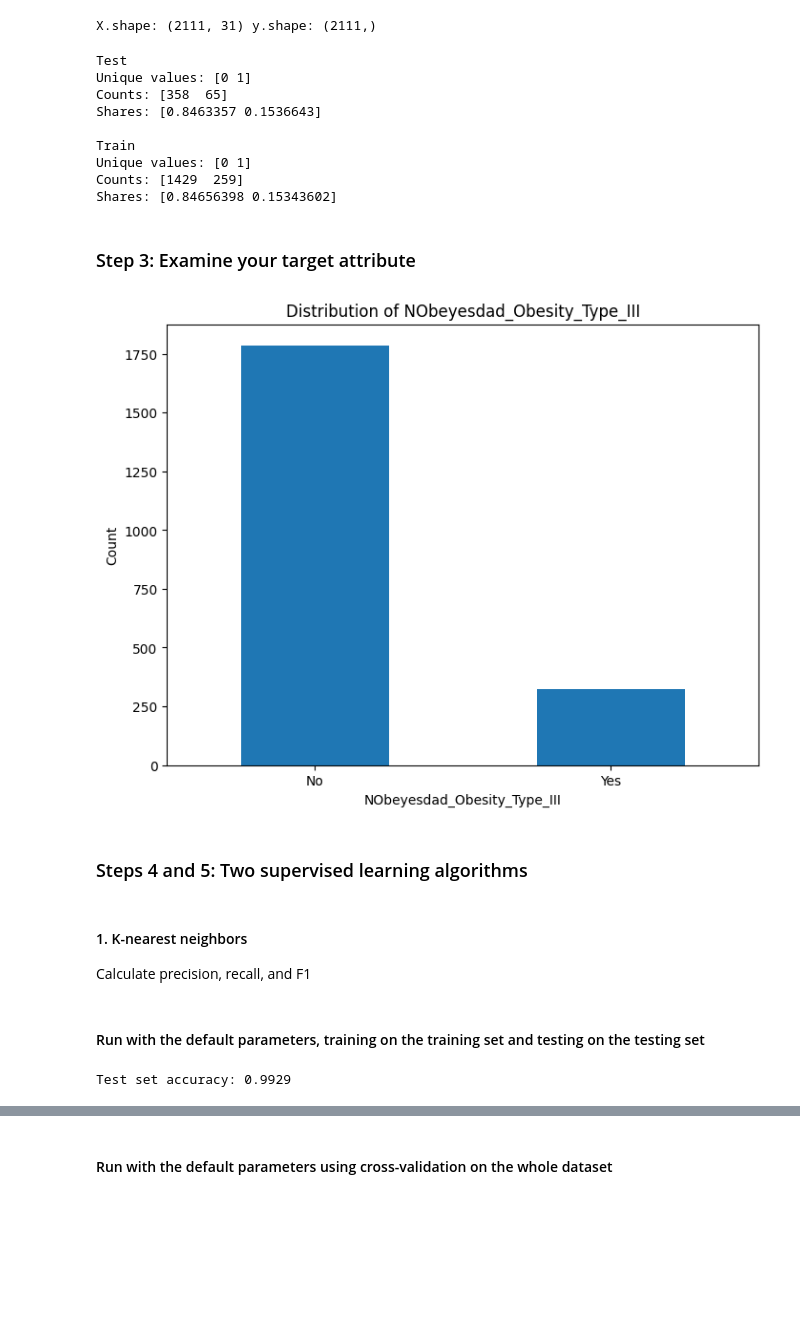
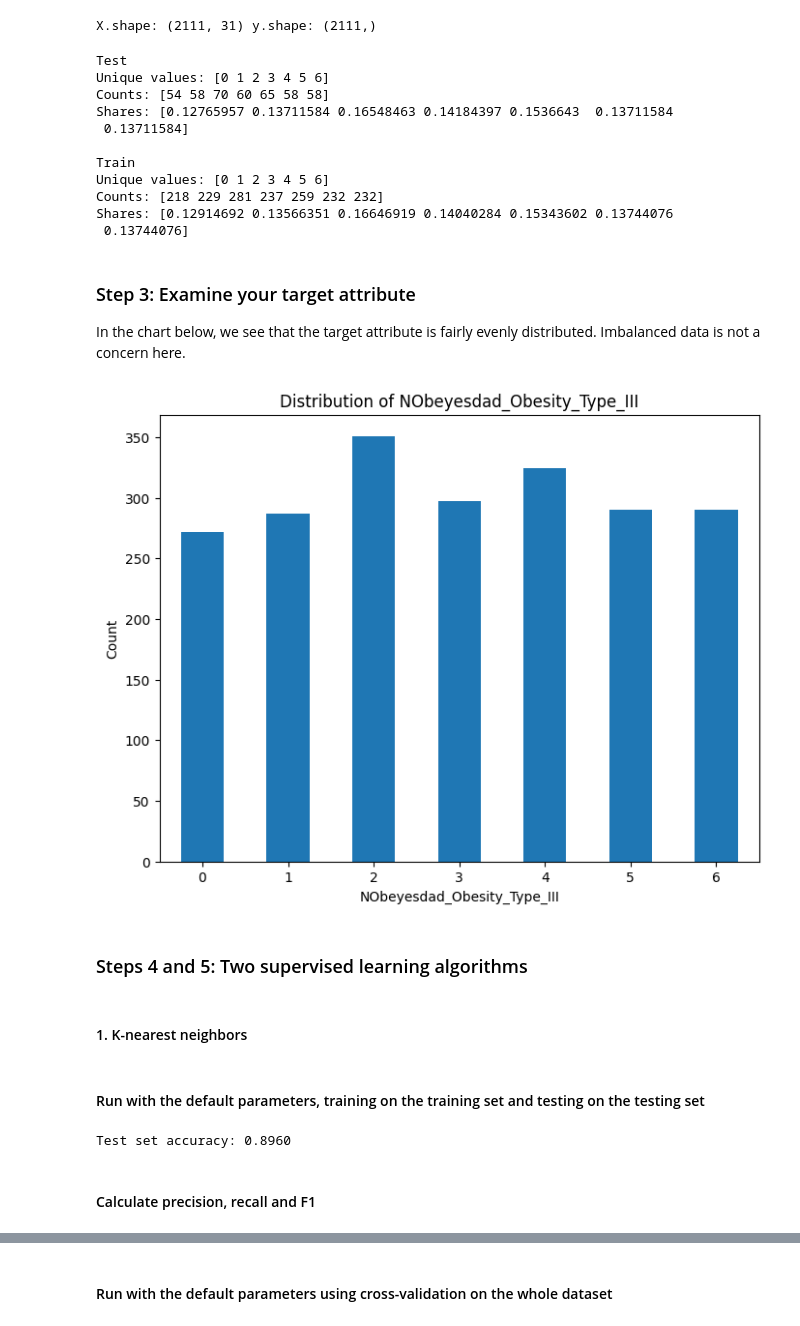
Before and after one commit to naterattner/data71200, a Jupyter notebook: project_2/data71200_summer24_project2.ipynb, the cells around one changed output, grey strips where cells are left out. Drawn from its saved outputs; the diff is of its cells as text; code cells hidden in the pictures; blank space fills up the shorter version.

Commit message:
changing test variable

```diff
--- a/project_2/data71200_summer24_project2.ipynb
+++ b/project_2/data71200_summer24_project2.ipynb
@@ -64,8 +97,8 @@ Because the dataset contains categorical variables, we will perform one-hot enco
 # %% [markdown]
 #### Put data into a Dataframe containing both features and targets
 # %%
-data = pd.concat([features, targets], axis=1)
-data.head()
+# data = pd.concat([features, targets], axis=1)
+# data.head()
 # %% [output]
 |  | Gender | Age | Height | Weight | family_history_with_overweight | FAVC | FCVC | NCP | CAEC | SMOKE | ... |
 | 0 | Female | 21.0 | 1.62 | 64.0 | yes | no | 2.0 | 3.0 | Sometimes | no | ... |
@@ -123,0 +177,8 @@ We will separate the target variable (which is now encoded in the final seven co
+# %%
+from sklearn.preprocessing import LabelEncoder
+
+# 'NObeyesdad' is the target column
+label_encoder = LabelEncoder()
+targets_encoded = label_encoder.fit_transform(data['NObeyesdad'])
+
+print(targets_encoded)
@@ -124,11 +189,6 @@ We will separate the target variable (which is now encoded in the final seven co
 # %%
-features = data_dummies.loc[:, 'Age':'MTRANS_Walking']
-target_col = 'NObeyesdad_Obesity_Type_III'
-
-#Extract NumPy arrays
 X = features.values
-y = data_dummies[target_col].values
-# y = data_dummies.loc[:, 'NObeyesdad_Insufficient_Weight':'NObeyesdad_Overweight_Level_II'].values
+y = targets_encoded
 print("X.shape: {} y.shape: {}".format(X.shape, y.shape))
 # %% [output]
 X.shape: (2111, 31) y.shape: (2111,)
@@ -158,38 +218,40 @@ print('Train')
 getArrayValueCounts(y_train)
 # %% [output]
 Test
-Unique values: [0 1]
-Counts: [358  65]
-Shares: [0.8463357 0.1536643]
+Unique values: [0 1 2 3 4 5 6]
+Counts: [54 58 70 60 65 58 58]
+Shares: [0.12765957 0.13711584 0.16548463 0.14184397 0.1536643  0.13711584
+ 0.13711584]
 
 Train
-Unique values: [0 1]
-Counts: [1429  259]
-Shares: [0.84656398 0.15343602]
+Unique values: [0 1 2 3 4 5 6]
+Counts: [218 229 281 237 259 232 232]
+Shares: [0.12914692 0.13566351 0.16646919 0.14040284 0.15343602 0.13744076
+ 0.13744076]
-# %% [markdown]
-### Step 3: Examine your target attribute
+# %% [markdown]
+### Step 3: Examine your target attribute
+In the chart below, we see that the target attribute is fairly evenly distributed. Imbalanced data is not a concern here.
 # %%
 unique, counts = np.unique(y, return_counts=True)
 distribution = pd.Series(counts, index=unique)
 
 # Bar chart
 distribution.plot(kind='bar', figsize=(8, 6))
 plt.xlabel('NObeyesdad_Obesity_Type_III')
 plt.ylabel('Count')
 plt.title('Distribution of NObeyesdad_Obesity_Type_III')
-plt.xticks(ticks=[0, 1], labels=['No', 'Yes'], rotation=0)
+plt.xticks(ticks=[0, 1, 2, 3, 4, 5, 6], rotation=0)
 plt.show()
 # %% [output]
-[figure, old version]
+[figure, new version]
 # %% [markdown]
 ### Steps 4 and 5: Two supervised learning algorithms
 # %% [markdown]
 #### 1. K-nearest neighbors
-Calculate precision, recall, and F1
 # %% [markdown]
 #### Run with the default parameters, training on the training set and testing on the testing set
 # %%
-# Training on  training set and testing on testing set
+# Training on training set and testing on testing set
 
 from sklearn.neighbors import KNeighborsClassifier
 k = 3
@@ -199,5 +261,7 @@ knn.fit(X_train, y_train)
 
 print("Test set accuracy: {:.4f}".format(knn.score(X_test, y_test)))
 # %% [output]
-Test set accuracy: 0.9929
+Test set accuracy: 0.8960
+# %% [markdown]
+#### Calculate precision, recall and F1
 # %%
```
Also changed, not shown: parts of 48 cells of this notebook.
